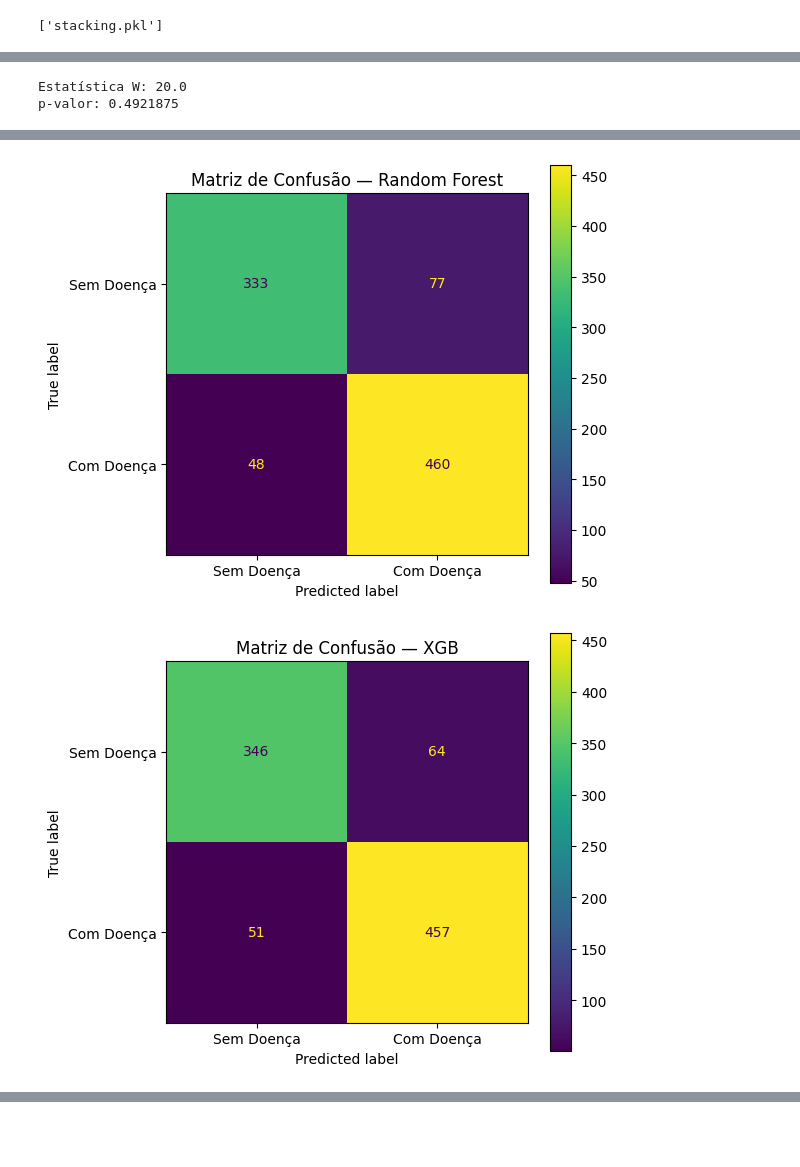
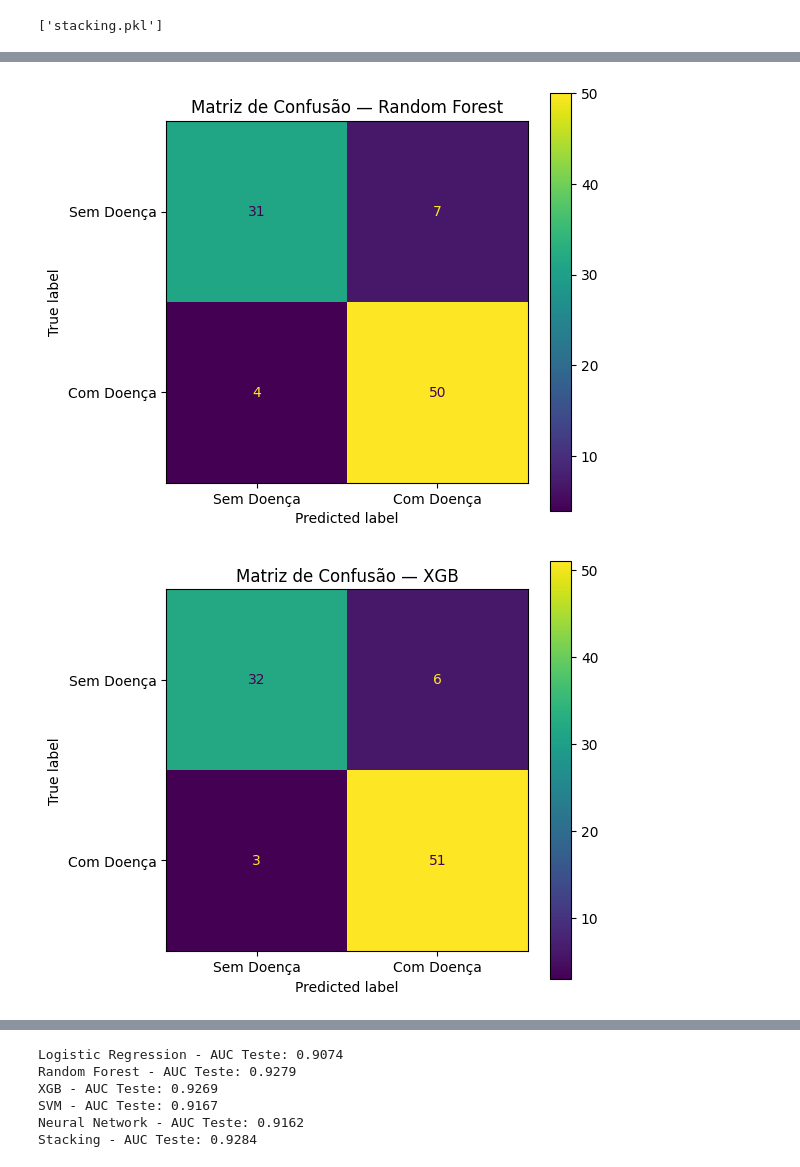
Before and after one commit to malf75/Heart-Failure-ML, a Jupyter notebook: heartdisease.ipynb, the cells around one changed output, grey strips where cells are left out. Saved outputs shown, nothing was run; the diff lists cells and outputs as text; code cells hidden in the pictures; blank space fills up the shorter version.

```diff
--- a/heartdisease.ipynb
+++ b/heartdisease.ipynb
@@ -525,20 +600,28 @@ df.shape
 (918, 16)
 # %%
 param_grid_nn = {
-    'clf__learning_rate_init': loguniform(1e-4, 1e-1),
-    'clf__momentum': uniform(0.5, 0.49),
-    'clf__hidden_layer_sizes': [(8,8),(11,11), (11,), (20,10), (50,30)],
-    'clf__alpha': loguniform(1e-5, 1e-1)
+    'clf__hidden_layer_sizes': [
+        (11,), (50,), (100,), (150,),
+        (50, 30), (100, 50), (150, 80),
+        (80, 50, 30), (100, 60, 30),
+        (60, 40, 25, 15)
+    ],
+    'clf__learning_rate_init': loguniform(1e-4, 0.1),
+    'clf__solver': ['adam', 'sgd'],
+    'clf__activation': ['relu', 'tanh', 'logistic'],
+    'clf__alpha': loguniform(1e-5, 1e-1),
+    'clf__batch_size': [32, 64, 128],
+    'clf__momentum': uniform(0.0, 0.9),
+    'clf__early_stopping': [True, False],
+    'clf__max_iter': [1000, 2000, 3000]
 }
 
 neural_network = Pipeline([
-    ('prep', preprocessor),
+    ('prep', preprocessor_nn),
     ('clf', MLPClassifier(
         random_state=42,
         max_iter=2000,
         tol=1e-6,
-        solver='sgd',
-        activation='logistic'
     ))
 ])
 
@@ -552,14 +635,14 @@ grid_nn = RandomizedSearchCV(
     verbose=1
 )
 
-grid_nn.fit(X, y)
+grid_nn.fit(X_train, y_train)
 
 print(f"Melhor Score (AUC): {grid_nn.best_score_:.4f}")
 print(f"Melhores Parâmetros: {grid_nn.best_params_}")
 
 model5 = grid_nn.best_estimator_
 
-scores_nn = cross_validate(model5, X, y, cv=10, scoring=['roc_auc', 'accuracy', 'recall', 'f1'], return_train_score=True)
+scores_nn = cross_validate(model5, X_train, y_train, cv=10, scoring=['roc_auc', 'accuracy', 'recall', 'f1'], return_train_score=True, n_jobs=-1)
 
 print("Neural Network AUC-ROC (10-fold):", scores_nn['test_roc_auc'].mean().round(4), "±", scores_nn['test_roc_auc'].std().round(4))
 print("Accuracy:", scores_nn['test_accuracy'].mean().round(4))
@@ -579,15 +662,11 @@ Train AUC vs Test AUC: 0.9327422782173127 vs 0.9169316116690579
 # %%
-weights = [0.917, 0.918, 0.922, 0.920, 0.918]
-weights = np.array(weights)
-weights = weights / weights.sum()
-
 stack = StackingClassifier(
     estimators=[
         ('lr', model1),
         ('rf', model2),
         ('xgb', model3),
         ('svm', model4),
-        ('nn', model5)
+        ('nn', model5),
     ],
     final_estimator=LogisticRegression(),
     cv=10,
@@ -595,15 +674,16 @@ stack = StackingClassifier(
     n_jobs=-1
 )
 
-stack.fit(X,y)
+stack.fit(X_train, y_train)
 
 scores_stack = cross_validate(
     stack,
-    X,
-    y,
+    X_train,
+    y_train,
     cv=10,
     scoring=['roc_auc', 'accuracy', 'recall', 'f1'],
-    return_train_score=True
+    return_train_score=True,
+    n_jobs=-1
 )
 
 print("Stack AUC-ROC (10-fold):", scores_stack['test_roc_auc'].mean().round(4), "±", scores_stack['test_roc_auc'].std().round(4))
@@ -669,20 +751,9 @@ plt.show()
-# %%
-auc_rf = results[1]
-auc_xgb = results[2]
-
-stat, p_value = wilcoxon(auc_rf, auc_xgb)
-
-print(f"Estatística W: {stat}")
-print(f"p-valor: {p_value}")
-# %% [output]
-Estatística W: 20.0
-p-valor: 0.4921875
 # %%
 skf = StratifiedKFold(n_splits=10, shuffle=True, random_state=42)
 
 for name, model in models:
-    y_pred = cross_val_predict(model, X, y, cv=skf)
-    conf_matrix_total = confusion_matrix(y, y_pred)
+    y_pred = model.predict(X_test)
+    conf_matrix_total = confusion_matrix(y_test, y_pred)
 
     plt.figure(figsize=(6, 5))
     disp = ConfusionMatrixDisplay(confusion_matrix=conf_matrix_total,
@@ -698,2 +769,2 @@ for name, model in models:
-[figure, old version]
+[figure, new version]
-[figure, old version]
+[figure, new version]
@@ -703,3 +774,16 @@ for name, model in models:
+# %%
+for name, model in models:
+    y_proba = model.predict_proba(X_test)[:, 1]
+    auc_score = roc_auc_score(y_test, y_proba)
+
+    print(f"{name} - AUC Teste: {auc_score:.4f}")
+# %% [output]
+Logistic Regression - AUC Teste: 0.9074
+Random Forest - AUC Teste: 0.9279
+XGB - AUC Teste: 0.9269
+SVM - AUC Teste: 0.9167
+Neural Network - AUC Teste: 0.9162
+Stacking - AUC Teste: 0.9284
 # %%
 plt.figure(figsize=(8, 6.5))
 
```
Also changed, not shown: parts of 39 cells of this notebook, 19 other files.
